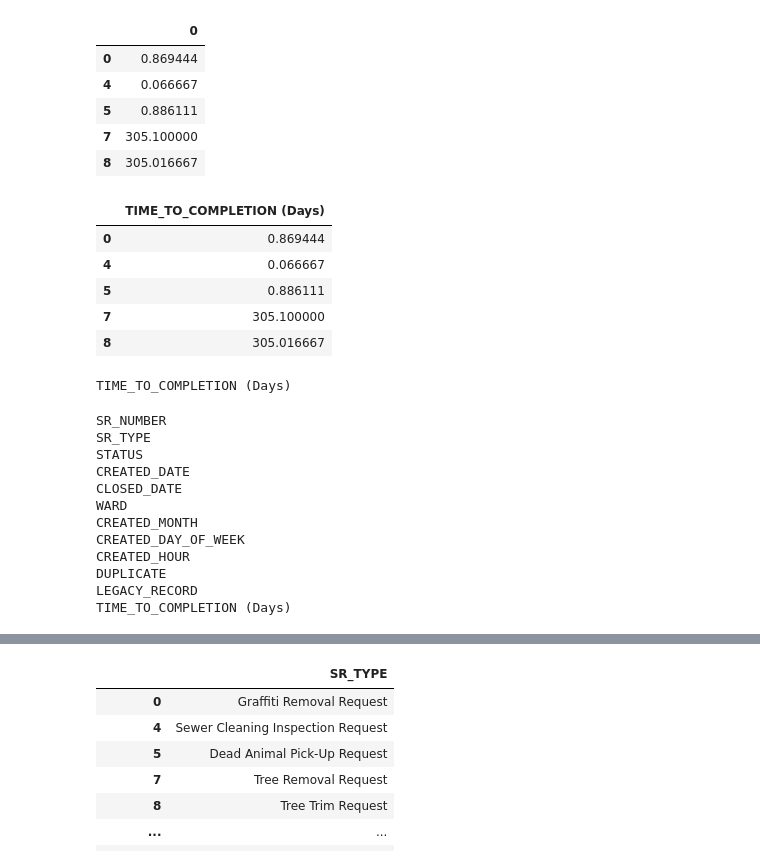
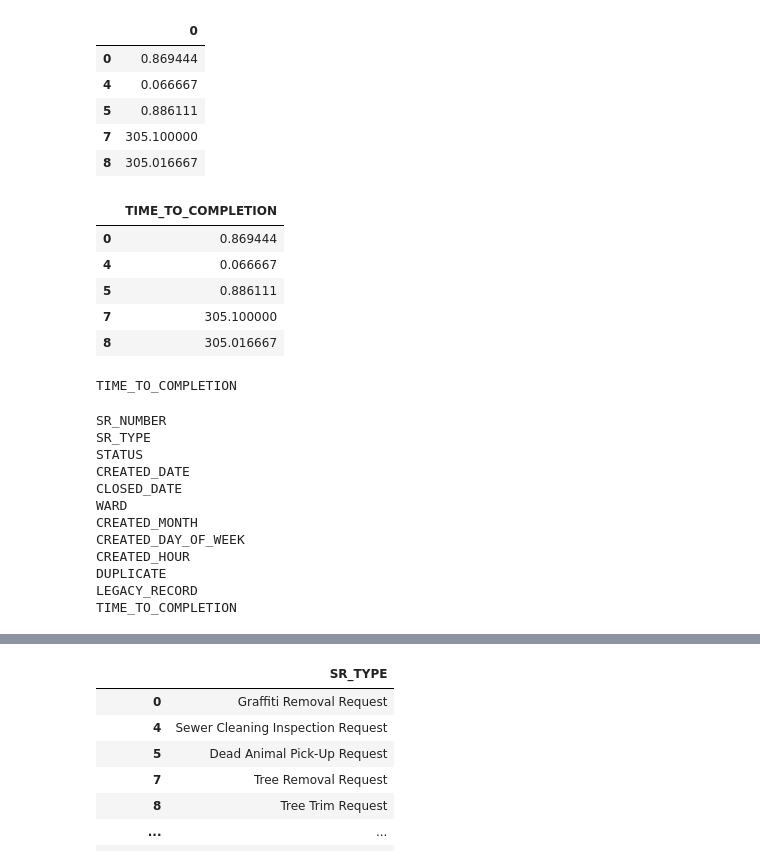
Before and after one commit to schwamb/311-service-project, a Jupyter notebook: 311_service_request.ipynb, the cells around one changed output, grey strips where cells are left out. Saved outputs shown, nothing was run; the diff lists cells and outputs as text; code cells hidden in the pictures.

```diff
--- a/311_service_request.ipynb
+++ b/311_service_request.ipynb
@@ -10,7 +13,7 @@ import pickle
 # %%
 # Read the csv file into a pandas DataFrame
 # import io
-service_requests_starter = pd.read_csv('311_Service_Requests.csv')
+service_requests_starter = pd.read_csv('Resources/311_Service_Requests.csv')
 
 index = service_requests_starter.index
 number_of_rows = len(service_requests_starter)
@@ -163,10 +166,10 @@ duration_df.head()
 | 7 | 305.100000 |
 | 8 | 305.016667 |
 # %%
-duration_df.rename(columns = {0:'TIME_TO_COMPLETION (Days)'}, inplace = True)
+duration_df.rename(columns = {0:'TIME_TO_COMPLETION'}, inplace = True)
 duration_df.head()
 # %% [output]
-|  | TIME_TO_COMPLETION (Days) |
+|  | TIME_TO_COMPLETION |
 | 0 | 0.869444 |
 | 4 | 0.066667 |
 | 5 | 0.886111 |
@@ -176,7 +179,7 @@ duration_df.head()
 for col in duration_df.columns:
     print(col)
 # %% [output]
-TIME_TO_COMPLETION (Days)
+TIME_TO_COMPLETION
 # %%
 service_requests_with_time = service_requests.join(duration_df, lsuffix='_caller', rsuffix='_other')
 # %%
@@ -194,5 +197,5 @@ CREATED_DAY_OF_WEEK
 CREATED_HOUR
 DUPLICATE
 LEGACY_RECORD
-TIME_TO_COMPLETION (Days)
+TIME_TO_COMPLETION
 # %%
```
Also changed, not shown: parts of 12 cells of this notebook, 5 other files.
